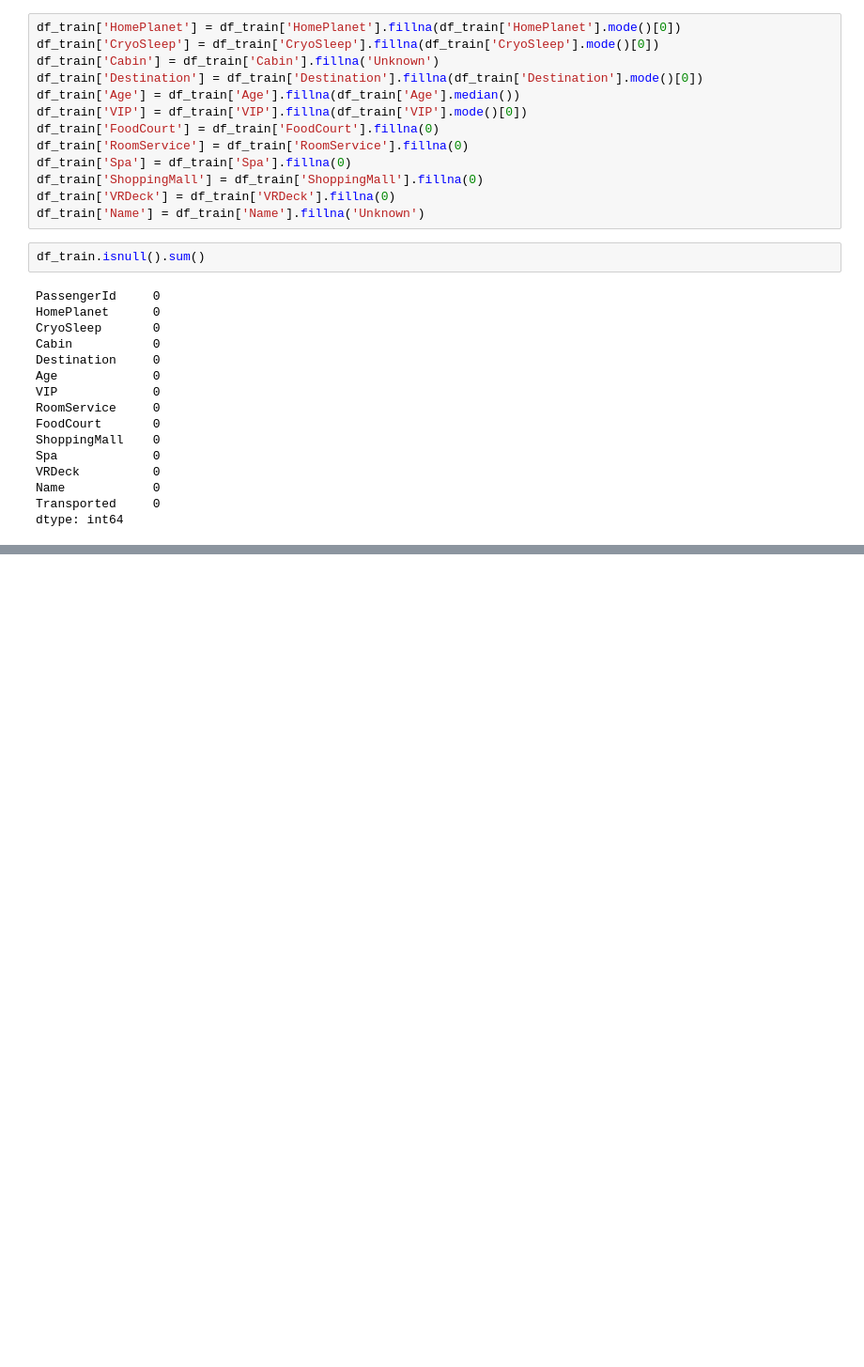
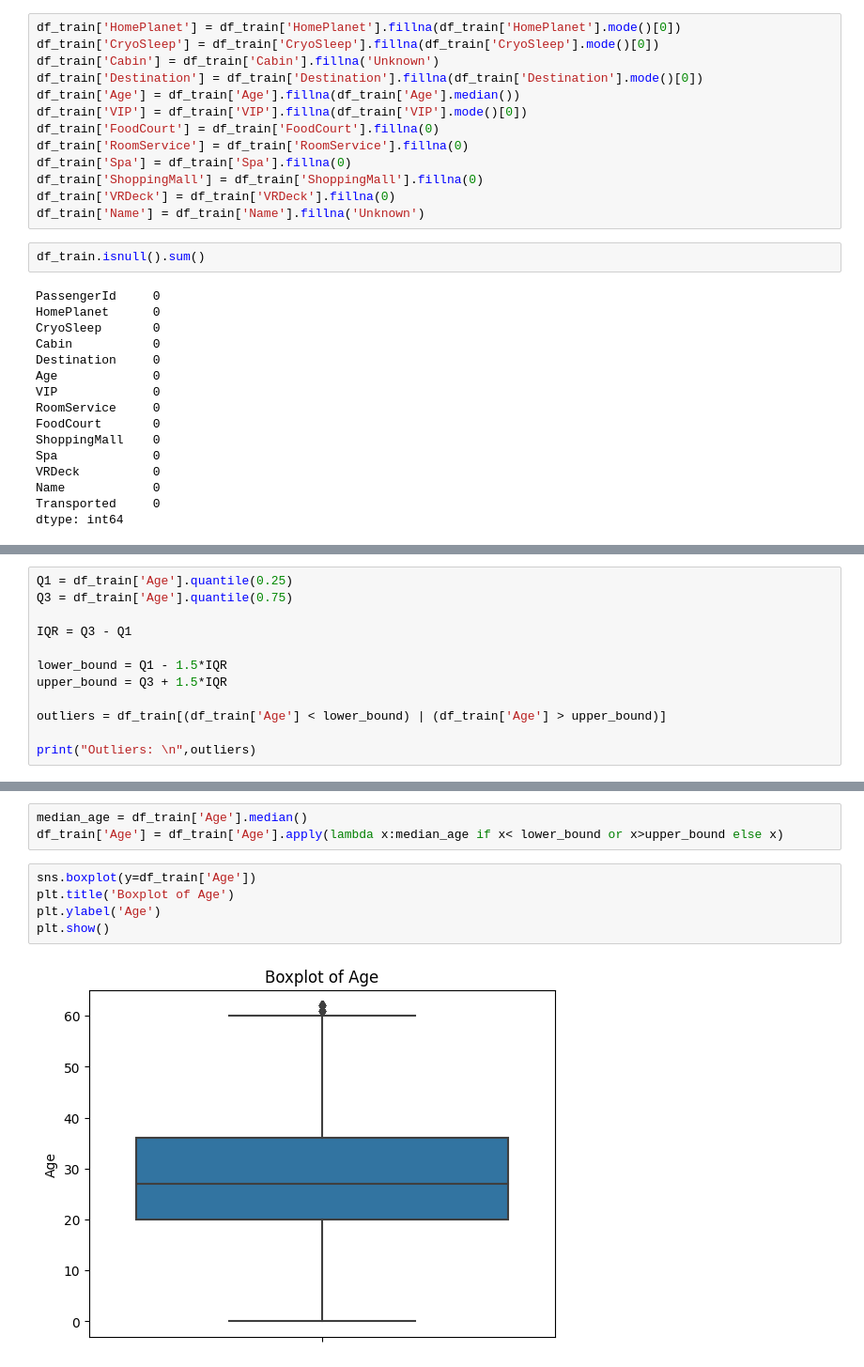
Before and after one commit to wrickguha/Kaggle_Notebooks, a Jupyter notebook: spaceship-titanic.ipynb, the cells around one changed output, grey strips where cells are left out. Shown: that part at 94% size. Drawn from its saved outputs; the diff is of its cells as text; blank space fills up the shorter version.

```diff
--- a/spaceship-titanic.ipynb
+++ b/spaceship-titanic.ipynb
@@ -275,0 +299,12 @@ dtype: int64
+# %%
+Q1 = df_train['Age'].quantile(0.25)
+Q3 = df_train['Age'].quantile(0.75)
+
+IQR = Q3 - Q1
+
+lower_bound = Q1 - 1.5*IQR
+upper_bound = Q3 + 1.5*IQR
+
+outliers = df_train[(df_train['Age'] < lower_bound) | (df_train['Age'] > upper_bound)]
+
+print("Outliers: \n",outliers)
@@ -275,0 +336,10 @@ dtype: int64
+# %%
+median_age = df_train['Age'].median()
+df_train['Age'] = df_train['Age'].apply(lambda x:median_age if x< lower_bound or x>upper_bound else x)
+# %%
+sns.boxplot(y=df_train['Age'])
+plt.title('Boxplot of Age')
+plt.ylabel('Age')
+plt.show()
+# %% [output]
+[figure, added]
```
Also changed, not shown: parts of 8 cells of this notebook.
